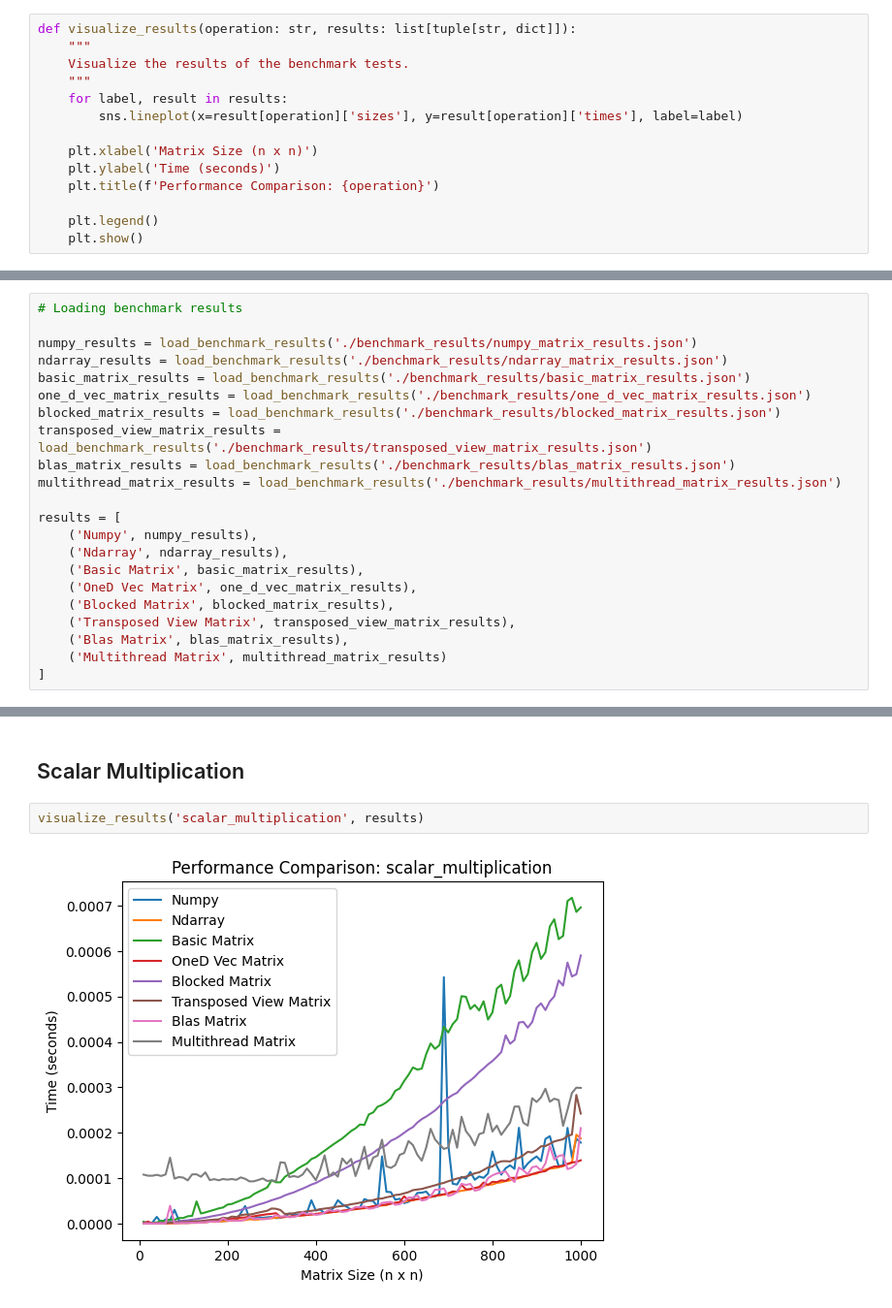
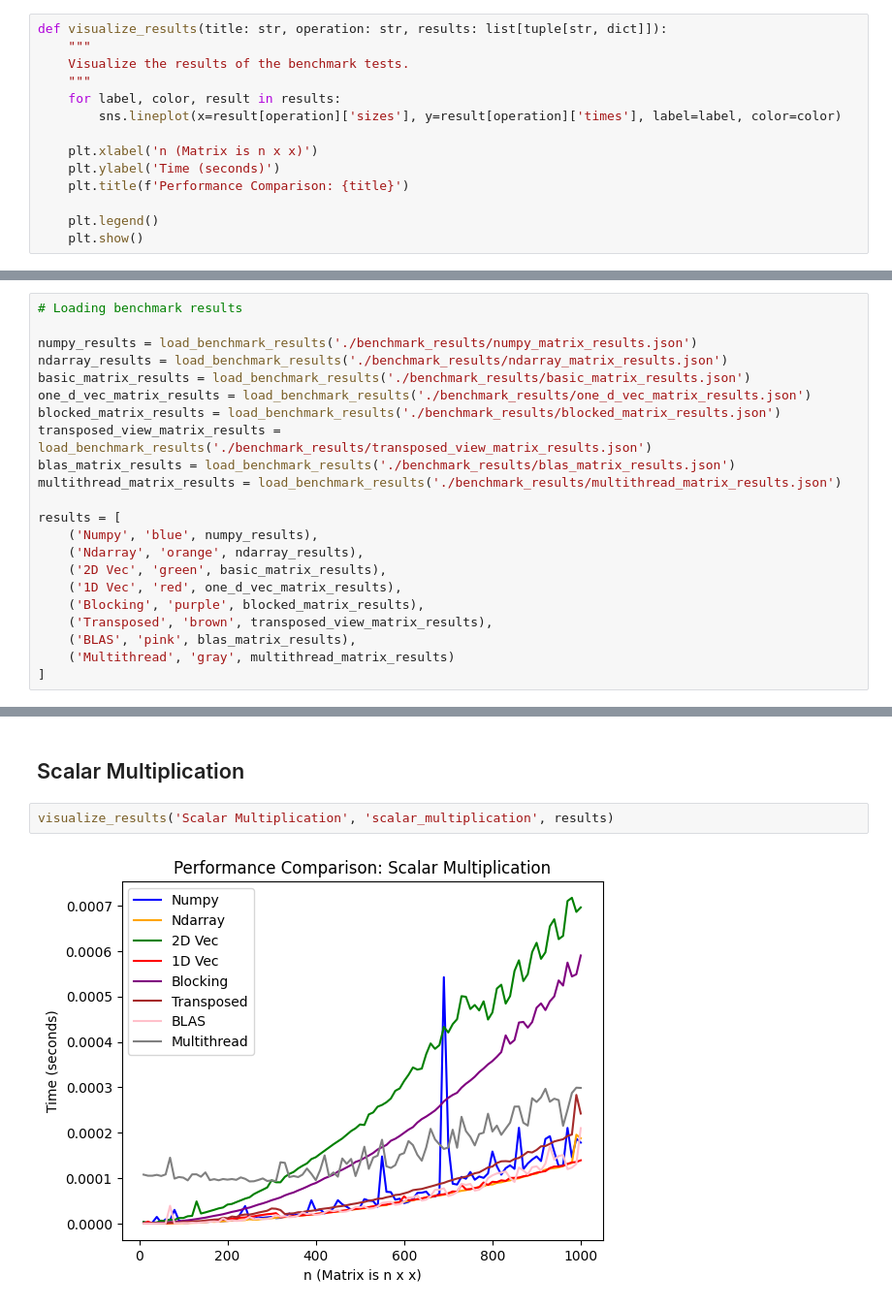
Before and after one commit to merrickliu888/RMatrix, a Jupyter notebook: benches/analysis.ipynb, the cells around one changed output, grey strips where cells are left out. Shown at 97% size. Drawn from its saved outputs; the diff is of its cells as text.

Commit message:
clean up and download images

```diff
--- a/benches/analysis.ipynb
+++ b/benches/analysis.ipynb
@@ -5,16 +5,16 @@ import seaborn as sns
 import matplotlib.pyplot as plt
 import json
 # %%
-def visualize_results(operation: str, results: list[tuple[str, dict]]):
+def visualize_results(title: str, operation: str, results: list[tuple[str, dict]]):
     """
     Visualize the results of the benchmark tests.
     """
-    for label, result in results:
-        sns.lineplot(x=result[operation]['sizes'], y=result[operation]['times'], label=label)
+    for label, color, result in results:
+        sns.lineplot(x=result[operation]['sizes'], y=result[operation]['times'], label=label, color=color)
 
-    plt.xlabel('Matrix Size (n x n)')
+    plt.xlabel('n (Matrix is n x x)')
     plt.ylabel('Time (seconds)')
-    plt.title(f'Performance Comparison: {operation}')
+    plt.title(f'Performance Comparison: {title}')
 
     plt.legend()
     plt.show()
@@ -40,14 +40,14 @@ blas_matrix_results = load_benchmark_results('./benchmark_results/blas_matrix_re
 multithread_matrix_results = load_benchmark_results('./benchmark_results/multithread_matrix_results.json')
 
 results = [
-    ('Numpy', numpy_results),
-    ('Ndarray', ndarray_results),
-    ('Basic Matrix', basic_matrix_results),
-    ('OneD Vec Matrix', one_d_vec_matrix_results),
-    ('Blocked Matrix', blocked_matrix_results),
-    ('Transposed View Matrix', transposed_view_matrix_results),
-    ('Blas Matrix', blas_matrix_results),
-    ('Multithread Matrix', multithread_matrix_results)
+    ('Numpy', 'blue', numpy_results),
+    ('Ndarray', 'orange', ndarray_results),
+    ('2D Vec', 'green', basic_matrix_results),
+    ('1D Vec', 'red', one_d_vec_matrix_results),
+    ('Blocking', 'purple', blocked_matrix_results),
+    ('Transposed', 'brown', transposed_view_matrix_results),
+    ('BLAS', 'pink', blas_matrix_results),
+    ('Multithread', 'gray', multithread_matrix_results)
 ]
 # %% [markdown]
 ## Addition
@@ -70,6 +70,6 @@ visualize_results('matrix_multiplication', results)
 # %% [markdown]
 ## Scalar Multiplication
 # %%
-visualize_results('scalar_multiplication', results)
+visualize_results('Scalar Multiplication', 'scalar_multiplication', results)
 # %% [output]
-[figure, old version]
+[figure, new version]
```
Also changed, not shown: parts of 3 cells of this notebook, 4 other files.
